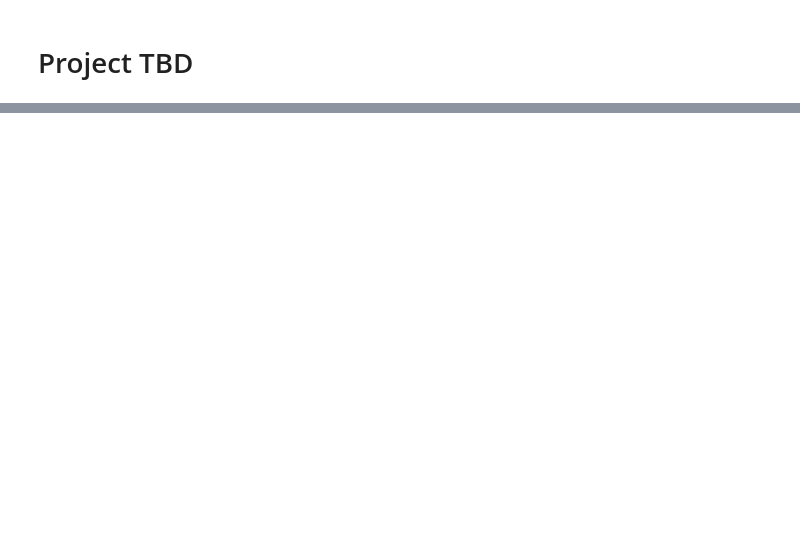
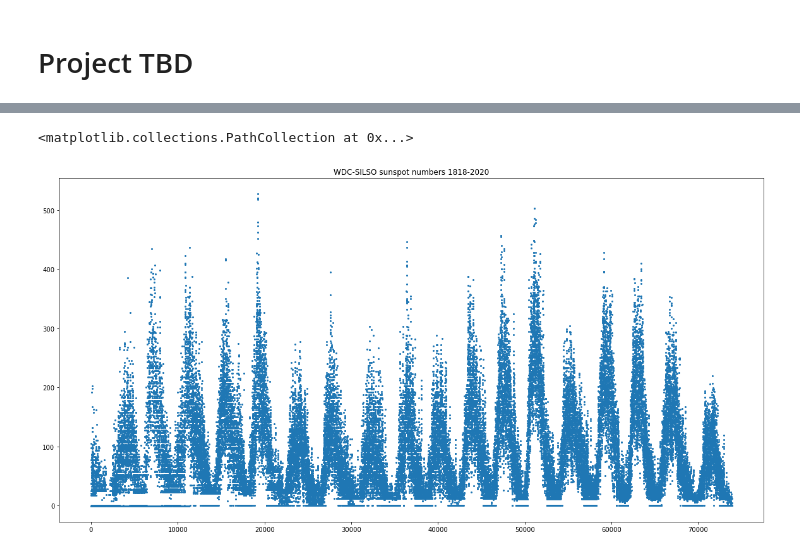
Before and after one commit to christandoi/ast596fds-final, a Jupyter notebook: Final_project.ipynb, the cells around one changed output, grey strips where cells are left out. Drawn from its saved outputs; the diff is of its cells as text; code cells hidden in the pictures; blank space fills up the shorter version.

```diff
--- a/Final_project.ipynb
+++ b/Final_project.ipynb
@@ -29,0 +52,9 @@ plt.scatter(range(len(data['SSN'])), data['SSN'], s=4)
+# %%
+plt.figure(figsize=(20,10))
+plt.title('WDC-SILSO sunspot numbers 1818-2020')
+plt.scatter(range(len(silso1818['SSN'])), silso1818['SSN'], s=4)
+
+#note: value of -1 means no data collected that day. need to cut out
+# %% [output]
+<matplotlib.collections.PathCollection at 0x...>
+[figure, added]
```
Also changed, not shown: parts of 6 cells of this notebook, 3 other files.
